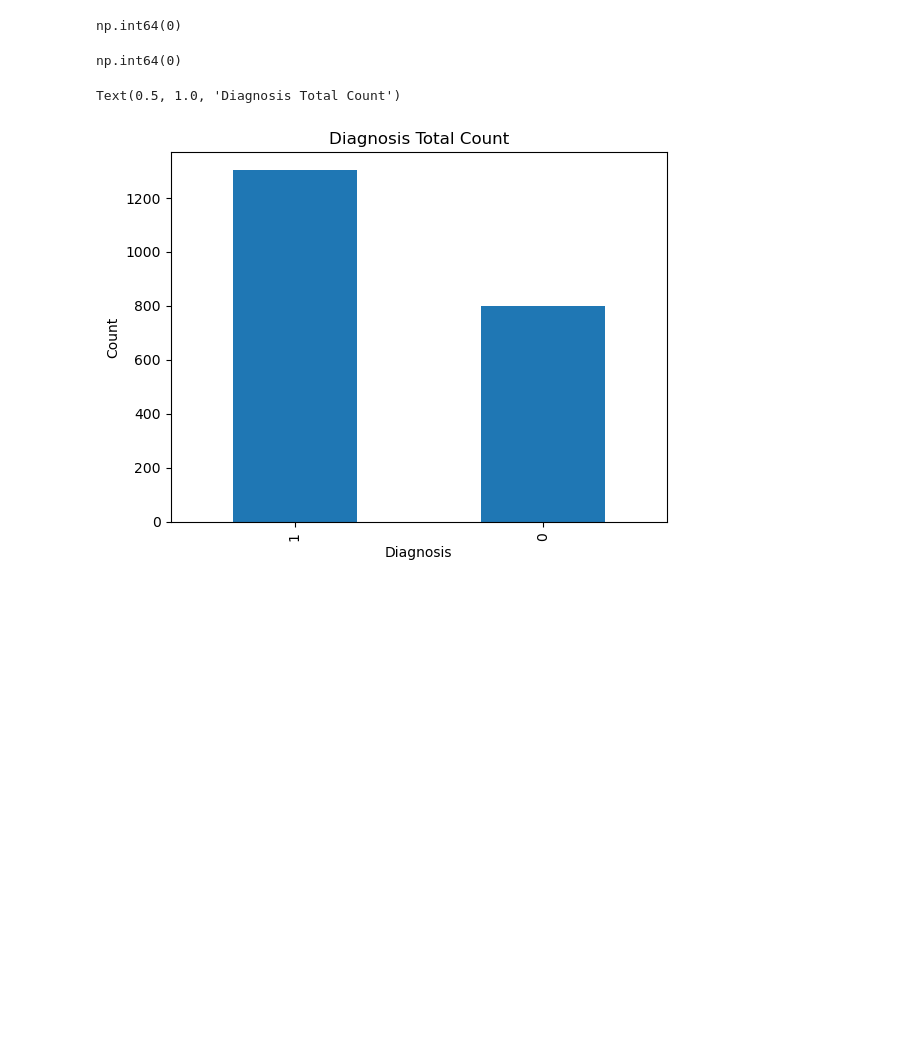
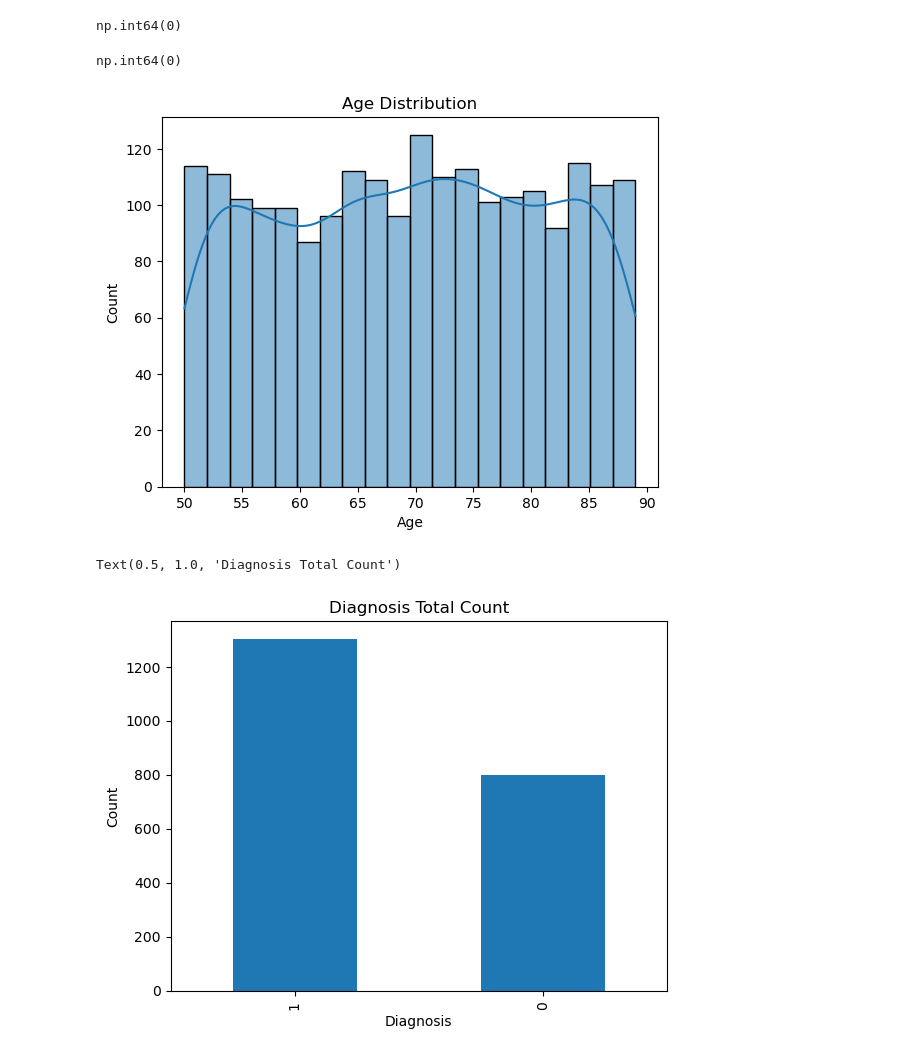
Before and after one commit to julianag27/ml-project, a Jupyter notebook: FinalProject.ipynb, the cells around one changed output. Saved outputs shown, nothing was run; the diff lists cells and outputs as text; code cells hidden in the pictures; blank space fills up the shorter version.

```diff
--- a/FinalProject.ipynb
+++ b/FinalProject.ipynb
@@ -48,4 +48,10 @@ display(df.duplicated().sum())
 # %% [output]
 np.int64(0)
 np.int64(0)
+# %%
+sns.histplot(df["Age"], bins=20, kde=True)
+plt.title("Age Distribution")
+plt.show()
+# %% [output]
+[figure, added]
 # %%
```
Also changed, not shown: parts of 1 cell of this notebook.
